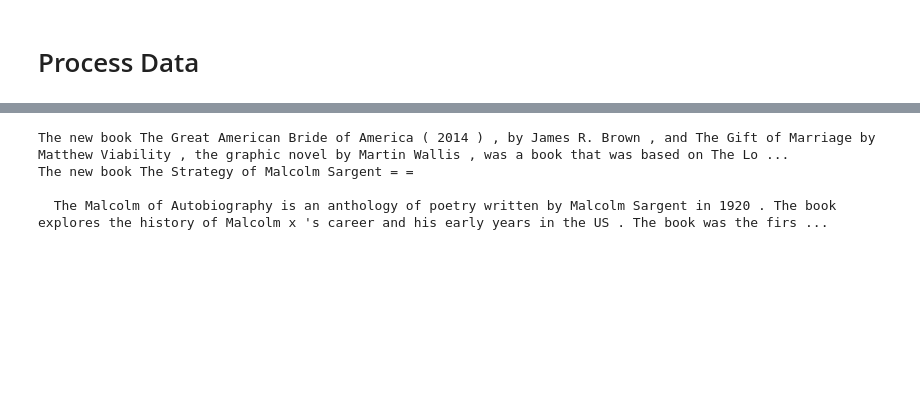
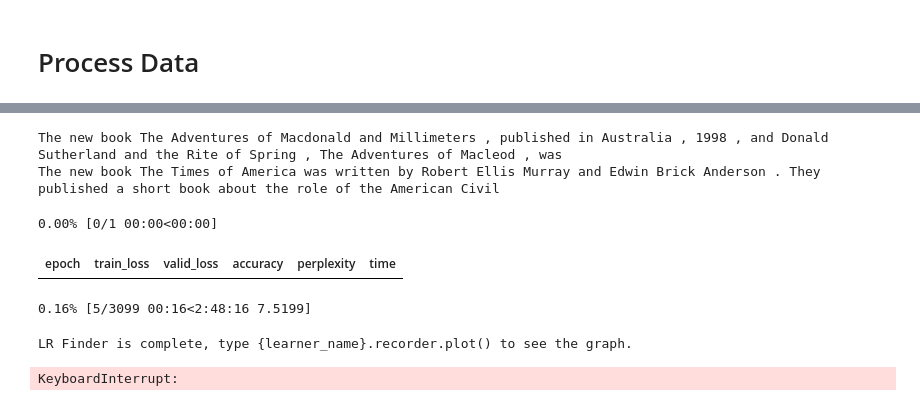
Before and after one commit to albergar2/fastai-project, a Jupyter notebook: homework/hw4.ipynb, the cells around one changed output, grey strips where cells are left out. Saved outputs shown, nothing was run; the diff lists cells and outputs as text; code cells hidden in the pictures; blank space fills up the shorter version.

Commit message:
Build language model

```diff
--- a/homework/hw4.ipynb
+++ b/homework/hw4.ipynb
@@ -108,2 +95,2 @@ array([    2,   170,   442,   682, 17072,  9227,   737,  1003,     0,     0])
 # %%
-data_lm = load_data('.', 'data_lm_01.pkl', bs=bs)
+data_lm = load_data('.', 'data_lm.pkl', bs=bs)
@@ -119,2 +99,3 @@ data_lm.show_batch()
 # %%
-learn = language_model_learner(data_lm, AWD_LSTM, drop_mult=0.3)
+learn = language_model_learner(data_lm, AWD_LSTM, drop_mult=0.3,
+                                metrics=[accuracy, Perplexity()])
@@ -124,10 +102,16 @@ Downloading https://s3.amazonaws.com/fast-ai-modelzoo/wt103-fwd
 # %%
 TEXT = "The new book"
-N_WORDS = 100
+N_WORDS = 40
 N_SENTENCES = 2
 print("\n".join(learn.predict(TEXT, N_WORDS, temperature=0.75) for _ in range(N_SENTENCES)))
 # %% [output]
-The new book The Great American Bride of America ( 2014 ) , by James R. Brown , and The Gift of Marriage by Matthew Viability , the graphic novel by Martin Wallis , was a book that was based on The Lo ...
-The new book The Strategy of Malcolm Sargent = =
-
-  The Malcolm of Autobiography is an anthology of poetry written by Malcolm Sargent in 1920 . The book explores the history of Malcolm x 's career and his early years in the US . The book was the firs ...
+The new book The Adventures of Macdonald and Millimeters , published in Australia , 1998 , and Donald Sutherland and the Rite of Spring , The Adventures of Macleod , was
+The new book The Times of America was written by Robert Ellis Murray and Edwin Brick Anderson . They published a short book about the role of the American Civil
+# %%
+learn.lr_find()
+# %% [output]
+0.00% [0/1 00:00<00:00]
+| epoch | train_loss | valid_loss | accuracy | perplexity | time |
+0.16% [5/3099 00:16<2:48:16 7.5199]
+LR Finder is complete, type {learner_name}.recorder.plot() to see the graph.
+KeyboardInterrupt:
```
Also changed, not shown: parts of 15 cells of this notebook, 1 other file.
